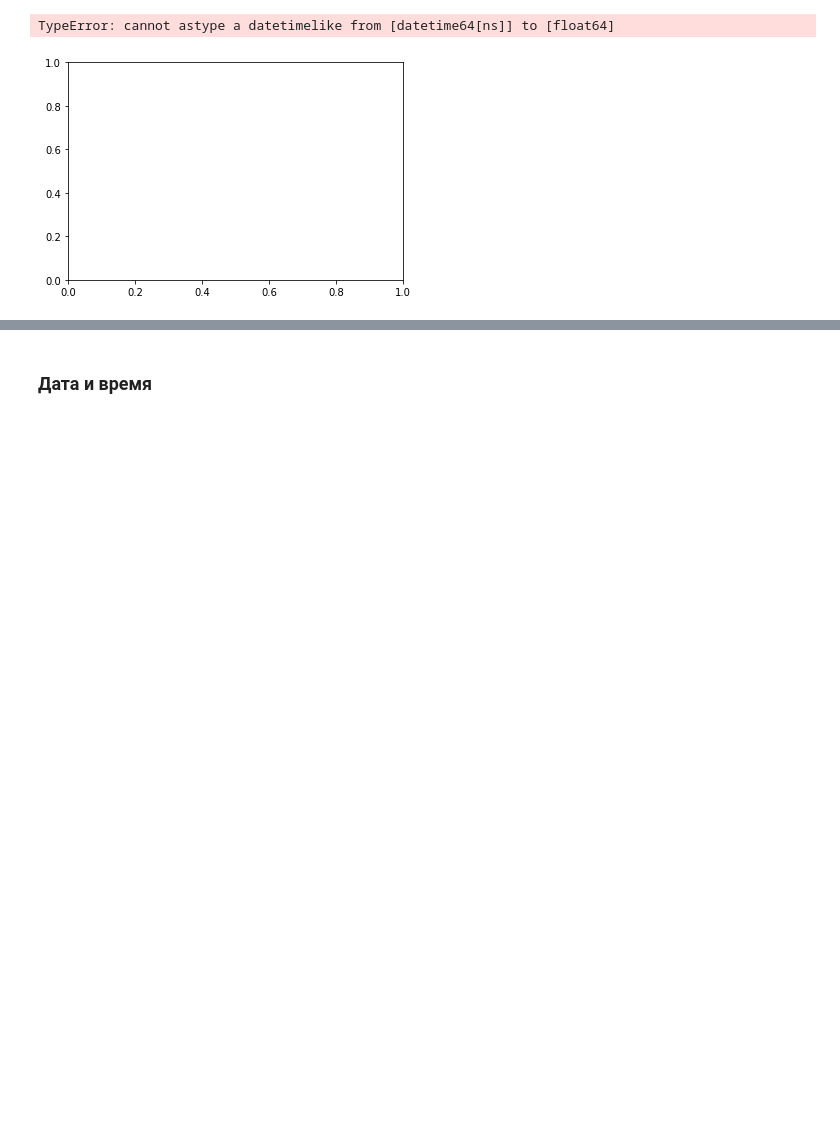
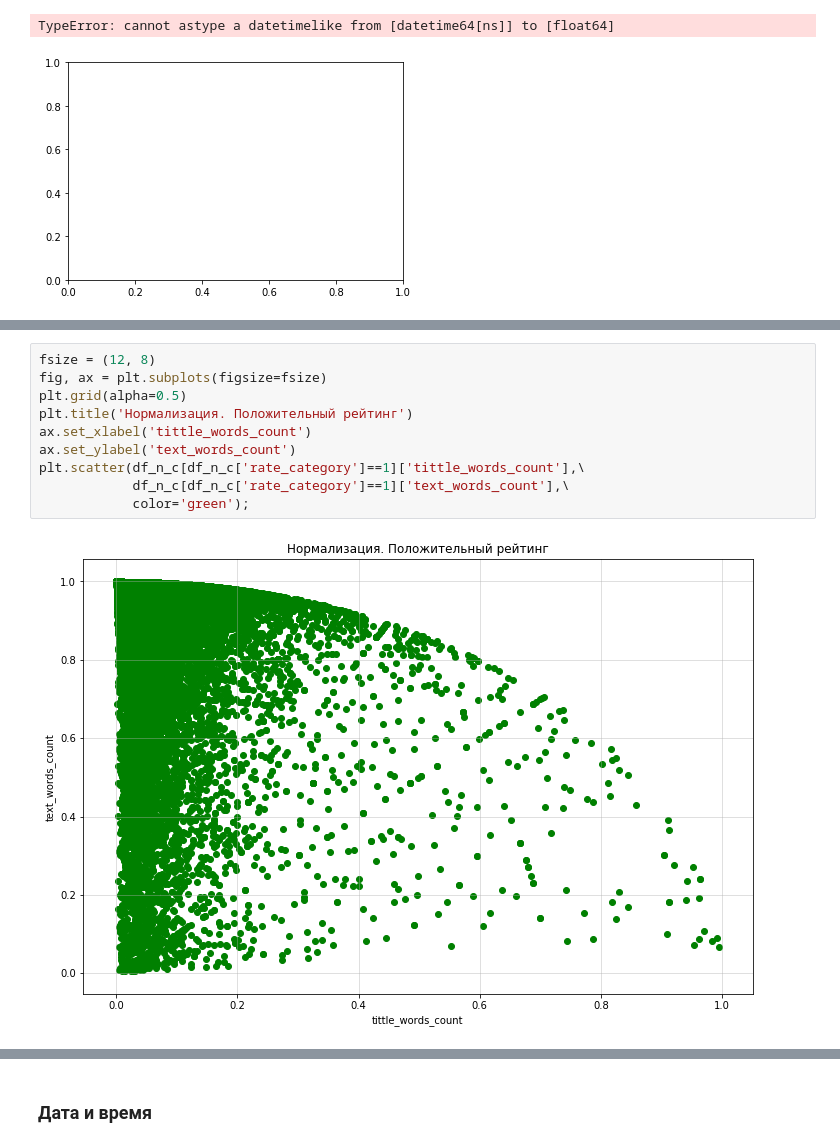
Before and after one commit to D7nis/DS_Habr_rate, a Jupyter notebook: Habr.ipynb, the cells around one changed output, grey strips where cells are left out. Cells and saved outputs as stored; diff of their text form; blank space fills up the shorter version.

```diff
--- a/Habr.ipynb
+++ b/Habr.ipynb
@@ -801,0 +870,12 @@ TypeError: cannot astype a datetimelike from [datetime64[ns]] to [float64]
+# %%
+fsize = (12, 8)
+fig, ax = plt.subplots(figsize=fsize)
+plt.grid(alpha=0.5)
+plt.title('Нормализация. Положительный рейтинг')
+ax.set_xlabel('tittle_words_count')
+ax.set_ylabel('text_words_count')
+plt.scatter(df_n_c[df_n_c['rate_category']==1]['tittle_words_count'],\
+            df_n_c[df_n_c['rate_category']==1]['text_words_count'],\
+            color='green');
+# %% [output]
+[figure, added]
```
Also changed, not shown: parts of 27 cells of this notebook.
